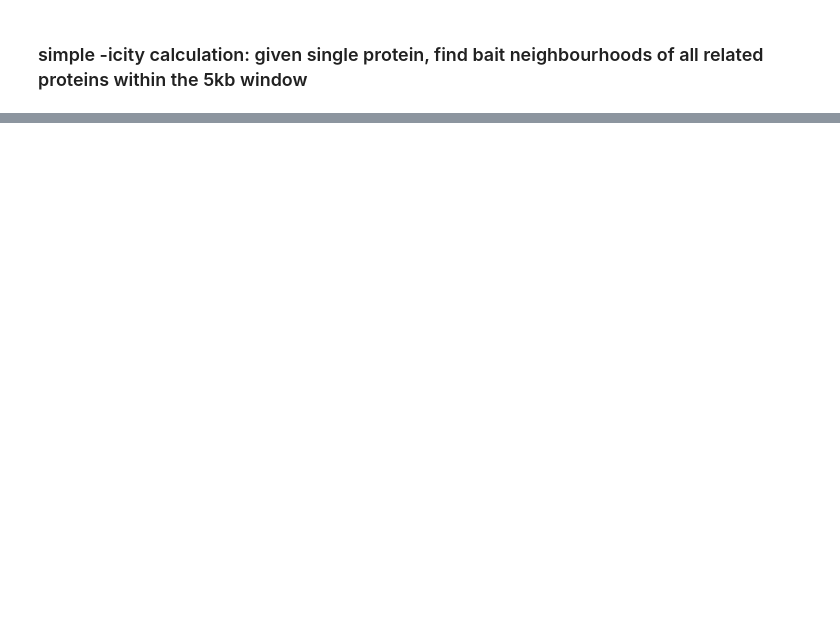
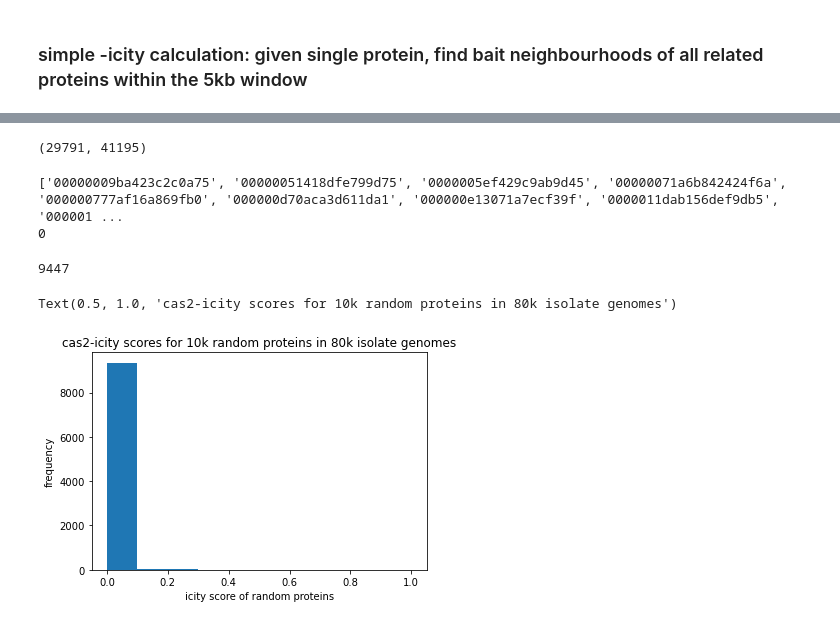
Before and after one commit to pdhsulab/GeneGraphDB, a Jupyter notebook: calc_icity.ipynb, the cells around one changed output, grey strips where cells are left out. Drawn from its saved outputs; the diff is of its cells as text; code cells hidden in the pictures; blank space fills up the shorter version.

Commit message:
scripts to calculate cas1/2/tnpb icity

```diff
--- a/calc_icity.ipynb
+++ b/calc_icity.ipynb
@@ -165,0 +365,18 @@ neigh_id
+# %%
+cas1s_set, cas2s_set = set(), set()
+with open("cas1_drep.csv", "r") as infile:
+    lines = infile.readlines()
+    for line in lines:
+        line_sep = line.split(',')
+        cas1_id = line_sep[1]
+        cas1s_set.add(cas1_id)
+with open("cas2_drep.csv", "r") as infile:
+    lines = infile.readlines()
+    for line in lines:
+        line_sep = line.split(',')
+        cas2_id = line_sep[1]
+        cas2s_set.add(cas2_id)
+# %%
+len(cas1s_set), len(cas2s_set)
+# %% [output]
+(29791, 41195)
@@ -165,0 +392,43 @@ neigh_id
+# %%
+random_9_proteins = ["00000009ba423c2c0a75", "00000051418dfe799d75", "0000005ef429c9ab9d45", "00000071a6b842424f6a", "000000777af16a869fb0", "000000d70aca3d611da1", "000000e13071a7ecf39f", "0000011dab156def9db5", "00000129e4bc5caa1562"]
+final_icity_output(random_9_proteins, list(cas2s_set))
+# %% [output]
+['00000009ba423c2c0a75', '00000051418dfe799d75', '0000005ef429c9ab9d45', '00000071a6b842424f6a', '000000777af16a869fb0', '000000d70aca3d611da1', '000000e13071a7ecf39f', '0000011dab156def9db5', '000001 ...
+0
+# %%
+cas1_icity_list = []
+with open("cas2icity_output.csv", "r") as infile:
+    next(infile)
+    lines = infile.readlines()
+    for line in lines:
+        line_sep = line.split(',')
+        cas1_icity = line_sep[1]
+        cas1_icity_list.append(float(cas1_icity))
+cas2_icity_list = []
+with open("cas1icity_output.csv", "r") as infile:
+    next(infile)
+    lines = infile.readlines()
+    for line in lines:
+        line_sep = line.split(',')
+        cas2_icity = line_sep[1]
+        cas2_icity_list.append(float(cas2_icity))
+rando_prot_icity_list = []
+with open("rando_prot_icity_output.csv", "r") as infile:
+    next(infile)
+    lines = infile.readlines()
+    for line in lines:
+        line_sep = line.split(',')
+        rando_prot_icity = line_sep[1]
+        rando_prot_icity_list.append(float(rando_prot_icity))
+# %%
+len(rando_prot_icity_list)
+# %% [output]
+9447
+# %%
+plt.hist(rando_prot_icity_list, bins = [0,.1,.2,.3,.4,.5,.6,.7,.8,.9,1])
+plt.xlabel("icity score of random proteins")
+plt.ylabel("frequency")
+plt.title("cas2-icity scores for 10k random proteins in 80k isolate genomes")
+# %% [output]
+Text(0.5, 1.0, 'cas2-icity scores for 10k random proteins in 80k isolate genomes')
+[figure, added]
```
Also changed, not shown: parts of 42 cells of this notebook, 3 other files.
